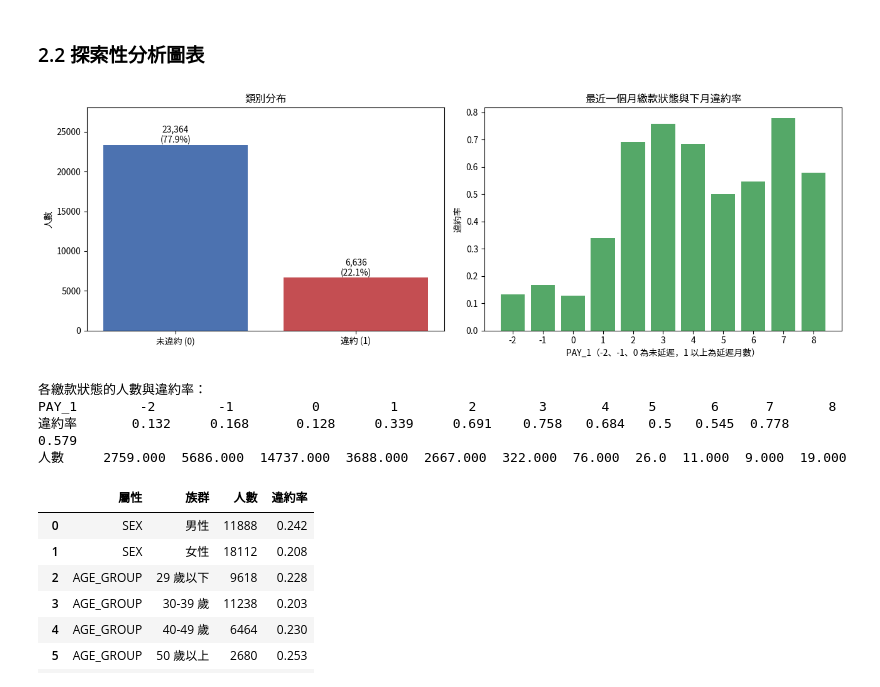
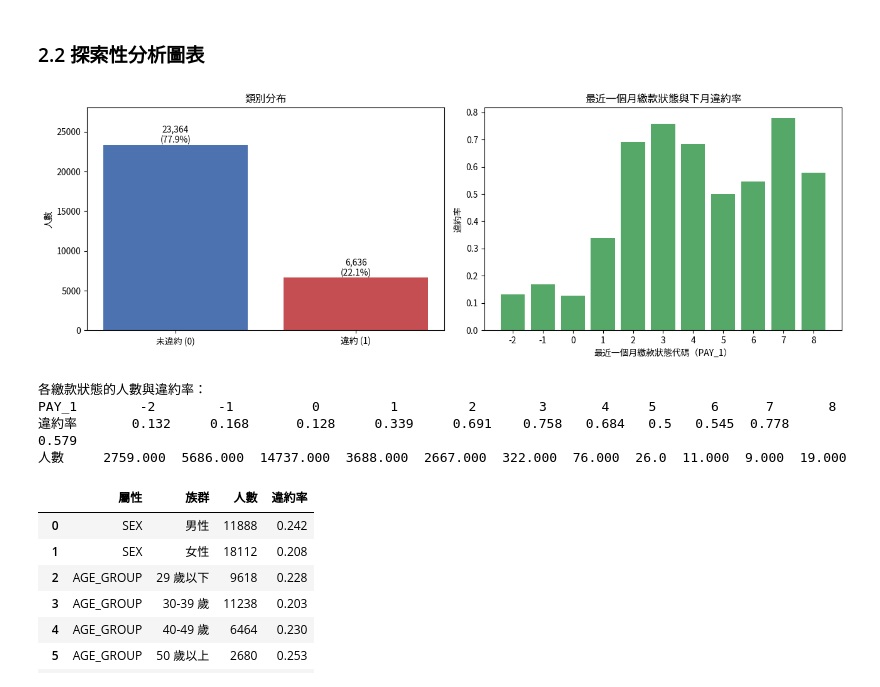
Before and after one commit to B11356025/credit-card-default-warning, a Jupyter notebook: AI期中_信用卡違約預警_可行性測試.ipynb, the cells around one changed output. Drawn from its saved outputs; the diff is of its cells as text; code cells hidden in the pictures.

```diff
--- a/AI期中_信用卡違約預警_可行性測試.ipynb
+++ b/AI期中_信用卡違約預警_可行性測試.ipynb
@@ -159,29 +159,29 @@ undoc
 # %%
 fig, axes = plt.subplots(1, 2, figsize=(13, 4.5))
 
 # 圖 A：類別分布
 counts = df["default"].value_counts().sort_index()
 axes[0].bar(["未違約 (0)", "違約 (1)"], counts.values, color=["#4C72B0", "#C44E52"])
 for i, v in enumerate(counts.values):
     axes[0].text(i, v, f"{v:,}\n({v/n:.1%})", ha="center", va="bottom")
 axes[0].set_title("類別分布")
 axes[0].set_ylabel("人數")
 axes[0].set_ylim(0, counts.max() * 1.2)
 
 # 圖 B：最近一個月繳款狀態與違約率
 g = df.groupby("PAY_1")["default"].agg(["mean", "count"])
 axes[1].bar(g.index.astype(str), g["mean"], color="#55A868")
 axes[1].set_title("最近一個月繳款狀態與下月違約率")
-axes[1].set_xlabel("PAY_1（-2、-1、0 為未延遲，1 以上為延遲月數）")
+axes[1].set_xlabel("最近一個月繳款狀態代碼（PAY_1）")
 axes[1].set_ylabel("違約率")
 plt.tight_layout()
 plt.savefig("figures/eda_class_and_pay1.png", dpi=200)
 plt.show()
 
 print("各繳款狀態的人數與違約率：")
 print(g.assign(mean=lambda d: d["mean"].round(3)).rename(columns={"mean": "違約率", "count": "人數"}).T.to_string())
 # %% [output]
-[figure, old version]
+[figure, new version]
 各繳款狀態的人數與違約率：
 PAY_1        -2        -1          0         1         2        3       4     5       6      7       8
 違約率       0.132     0.168      0.128     0.339     0.691    0.758   0.684   0.5   0.545  0.778   0.579
```
Also changed, not shown: parts of 5 cells of this notebook, 4 other files.
